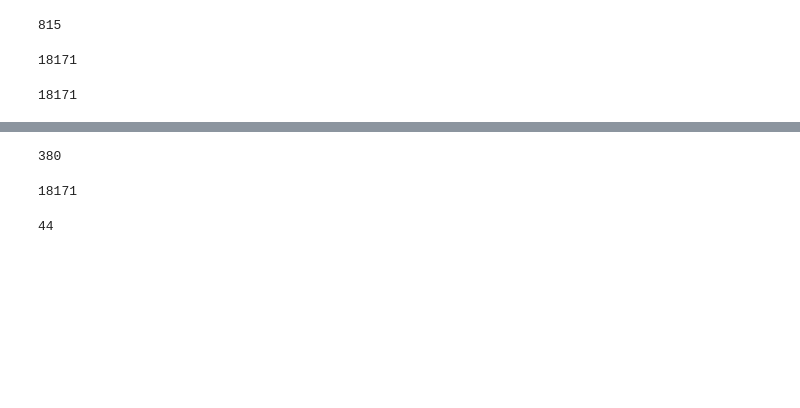
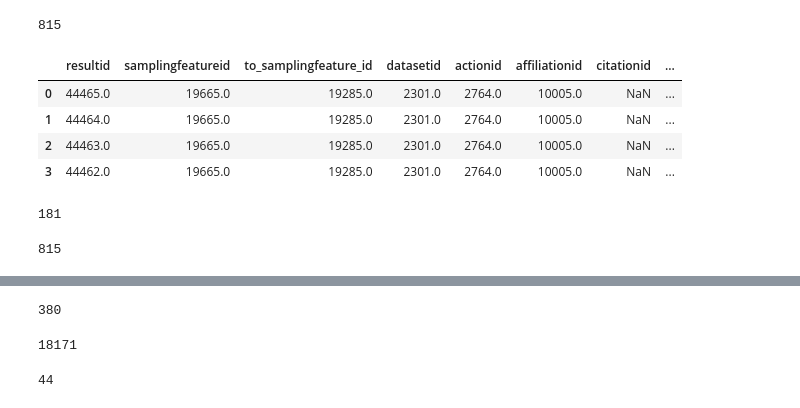
Before and after one commit to jmpmcmanus/ncpfast-ingest, a Jupyter notebook: checkResultsActions.ipynb, the cells around one changed output, grey strips where cells are left out. Drawn from its saved outputs; the diff is of its cells as text; code cells hidden in the pictures; blank space fills up the shorter version.

```diff
--- a/checkResultsActions.ipynb
+++ b/checkResultsActions.ipynb
@@ -61 +109,10 @@ len(dfdb['resultid'])
+# %%
+df = getResAllBridgesView()
+df.head()
+# %% [output]
+|  | resultid | samplingfeatureid | to_samplingfeature_id | datasetid | actionid | affiliationid | citationid | ... |
+| 0 | 44465.0 | 19665.0 | 19285.0 | 2301.0 | 2764.0 | 10005.0 | NaN | ... |
+| 1 | 44464.0 | 19665.0 | 19285.0 | 2301.0 | 2764.0 | 10005.0 | NaN | ... |
+| 2 | 44463.0 | 19665.0 | 19285.0 | 2301.0 | 2764.0 | 10005.0 | NaN | ... |
+| 3 | 44462.0 | 19665.0 | 19285.0 | 2301.0 | 2764.0 | 10005.0 | NaN | ... |
 # %%
@@ -64,11 +121,11 @@ dfdb.to_csv(outfile, header=True, index=False)
 # %%
-len(np.unique(np.array(dfdb['valueid'])))
+len(np.unique(np.array(dfdb['datasetcode'])))
 # %% [output]
-18171
+181
 # %%
-len(dfdb['valueid'])
+len(dfdb['datasetcode'])
 # %% [output]
-18171
+815
 # %%
 len(np.unique(np.array(dfdb['resultid'])))
 # %% [output]
```
Also changed, not shown: parts of 7 cells of this notebook, 13 other files.
